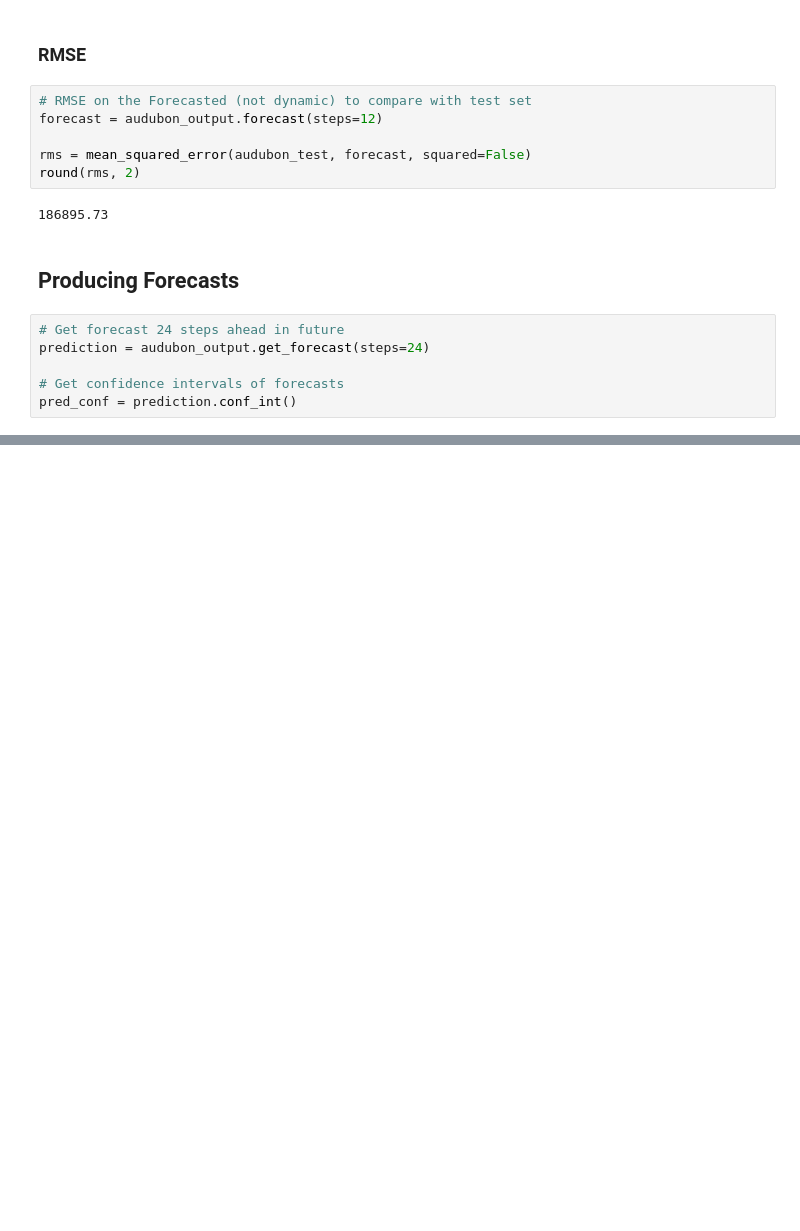
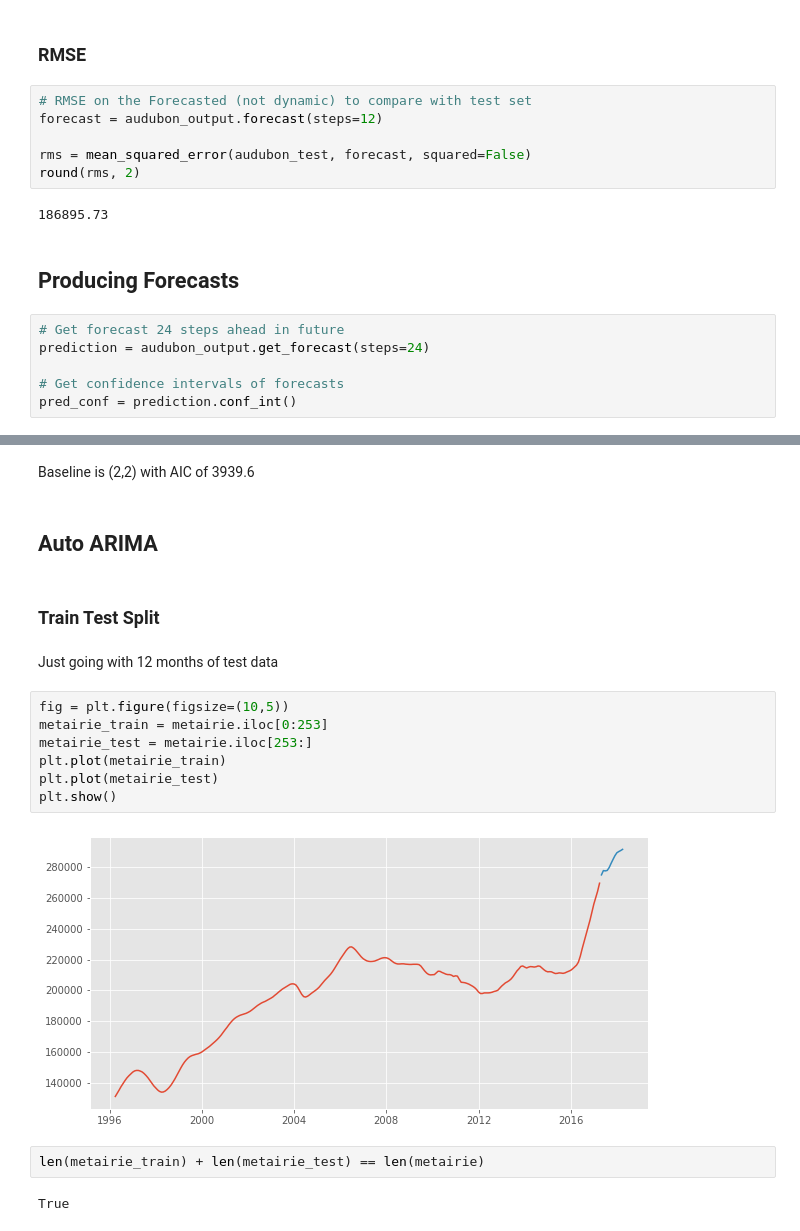
Before and after one commit to halpert3/flatiron-mod4-project, a Jupyter notebook: notebooks/3-3_modeling.ipynb, the cells around one changed output, grey strips where cells are left out. Drawn from its saved outputs; the diff is of its cells as text; blank space fills up the shorter version.

```diff
--- a/notebooks/3-3_modeling.ipynb
+++ b/notebooks/3-3_modeling.ipynb
@@ -1020,0 +1036,21 @@ plt.show()
+# %% [markdown]
+Baseline is (2,2) with AIC of 3939.6
+# %% [markdown]
+## Auto ARIMA
+# %% [markdown]
+### Train Test Split
+# %% [markdown]
+Just going with 12 months of test data
+# %%
+fig = plt.figure(figsize=(10,5))
+metairie_train = metairie.iloc[0:253]
+metairie_test = metairie.iloc[253:]
+plt.plot(metairie_train)
+plt.plot(metairie_test)
+plt.show()
+# %% [output]
+[figure, added]
+# %%
+len(metairie_train) + len(metairie_test) == len(metairie)
+# %% [output]
+True
```
Also changed, not shown: parts of 90 cells of this notebook, 2 other files.
